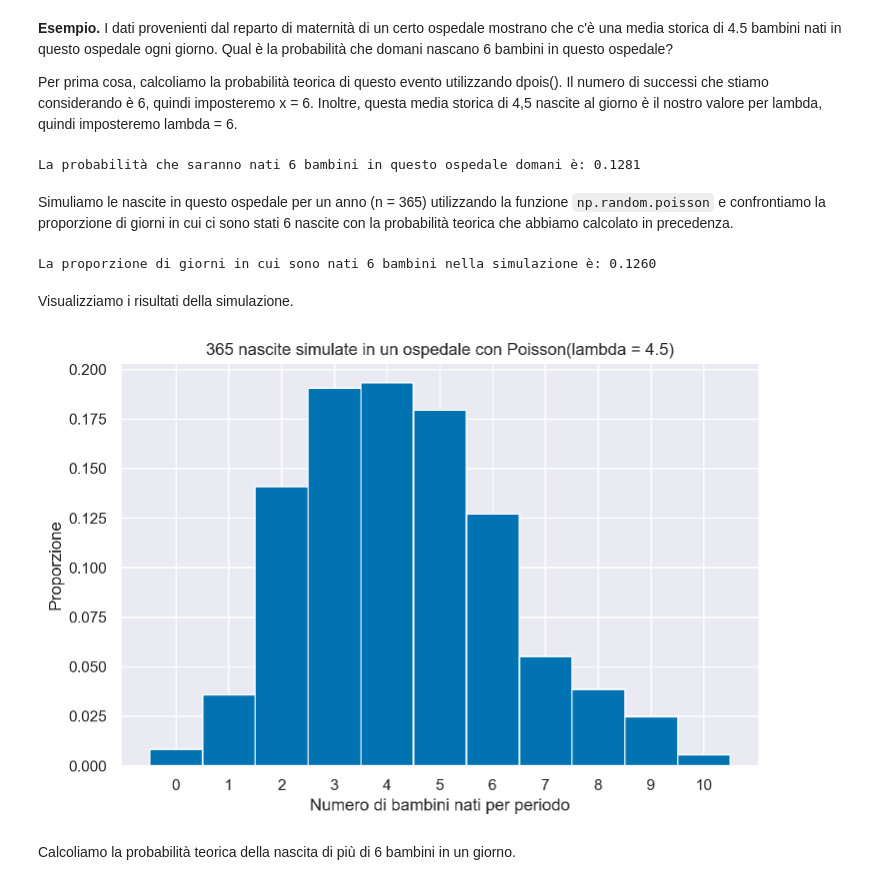
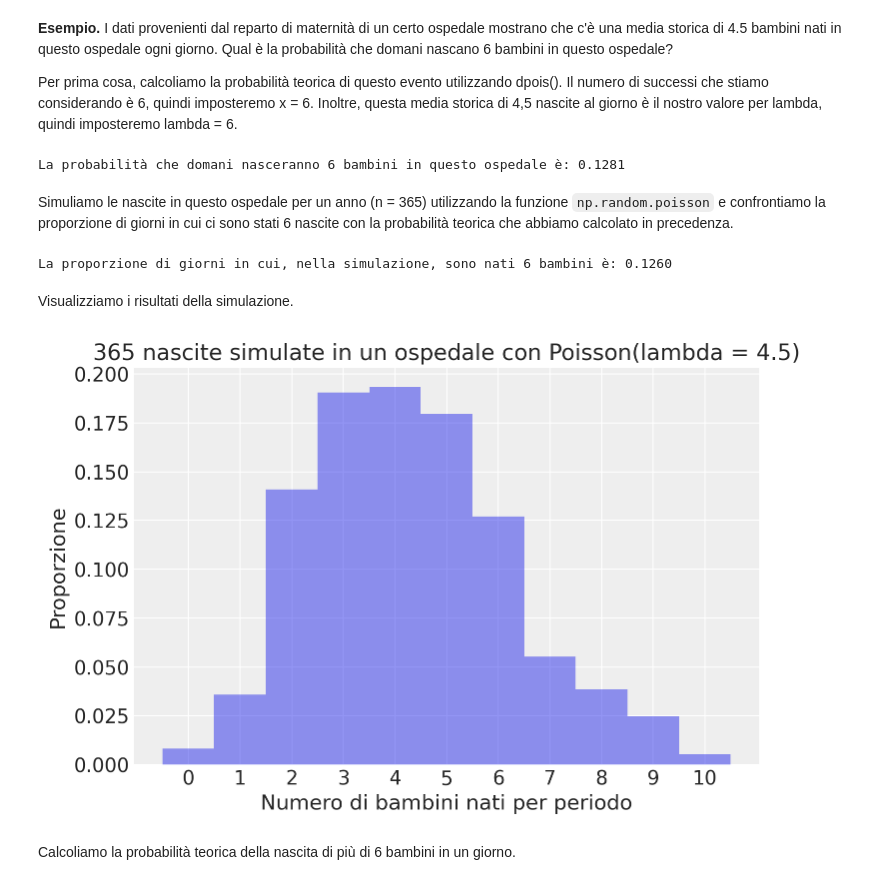
Before and after one commit to ccaudek/ds4p, a Jupyter notebook: _build/jupyter_execute/chapter_3/07_discr_rv_distr.ipynb, the cells around one changed output. Drawn from its saved outputs; the diff is of its cells as text; code cells hidden in the pictures.

```diff
--- a/_build/jupyter_execute/chapter_3/07_discr_rv_distr.ipynb
+++ b/_build/jupyter_execute/chapter_3/07_discr_rv_distr.ipynb
@@ -34,7 +30,6 @@ ModuleNotFoundError: No module named 'preliz'
 RANDOM_SEED = 42
 rng = np.random.default_rng(RANDOM_SEED)
 az.style.use("arviz-darkgrid")
-sns.set_theme(palette="colorblind")
 # %% [markdown]
 ## Distribuzione Bernoulliana
 
@@ -425,8 +452,6 @@ rng.poisson(2, 10000).mean()
 
 Per prima cosa, calcoliamo la probabilità teorica di questo evento utilizzando dpois(). Il numero di successi che stiamo considerando è 6, quindi imposteremo x = 6. Inoltre, questa media storica di 4,5 nascite al giorno è il nostro valore per lambda, quindi imposteremo lambda = 6.
 # %%
-from scipy.stats import poisson
-
 # Numero di successi considerati
 x = 6
 
@@ -435,11 +460,11 @@ x = 6
 lmbda = 4.5
 
 # Calcoliamo la probabilità utilizzando la distribuzione di Poisson
-probabilita = poisson.pmf(x, lmbda)
+probabilita = stats.poisson.pmf(x, lmbda)
 
-print(f"La probabilità che saranno nati 6 bambini in questo ospedale domani è: {probabilita:.4f}")
+print(f"La probabilità che domani nasceranno 6 bambini in questo ospedale è: {probabilita:.4f}")
 # %% [output]
-La probabilità che saranno nati 6 bambini in questo ospedale domani è: 0.1281
+La probabilità che domani nasceranno 6 bambini in questo ospedale è: 0.1281
 # %% [markdown]
 Simuliamo le nascite in questo ospedale per un anno (n = 365) utilizzando la funzione `np.random.poisson` e confrontiamo la proporzione di giorni in cui ci sono stati 6 nascite con la probabilità teorica che abbiamo calcolato in precedenza.
 # %%
@@ -455,20 +480,20 @@ simulated_births = np.random.poisson(mean_births_per_day, n_days)
 proportion_six_births = np.mean(simulated_births == 6)
 
 # Stampiamo la proporzione calcolata
-print(f"La proporzione di giorni in cui sono nati 6 bambini nella simulazione è: {proportion_six_births:.4f}")
+print(f"La proporzione di giorni in cui, nella simulazione, sono nati 6 bambini è: {proportion_six_births:.4f}")
 # %% [output]
-La proporzione di giorni in cui sono nati 6 bambini nella simulazione è: 0.1260
+La proporzione di giorni in cui, nella simulazione, sono nati 6 bambini è: 0.1260
 # %% [markdown]
 Visualizziamo i risultati della simulazione.
 # %%
 # Visualizziamo l'istogramma delle nascite simulate
-plt.hist(simulated_births, bins=np.arange(12) - 0.5, density=True)
+plt.hist(simulated_births, bins=np.arange(12) - 0.5, density=True, alpha=0.5)
 plt.xlabel('Numero di bambini nati per periodo')
 plt.ylabel('Proporzione')
 plt.title('365 nascite simulate in un ospedale con Poisson(lambda = 4.5)')
 plt.xticks(np.arange(11));
 # %% [output]
-[figure, old version]
+[figure, new version]
 # %% [markdown]
 Calcoliamo la probabilità teorica della nascita di più di 6 bambini in un giorno.
 # %%
```
Also changed, not shown: parts of 35 cells of this notebook, 11 other files.
